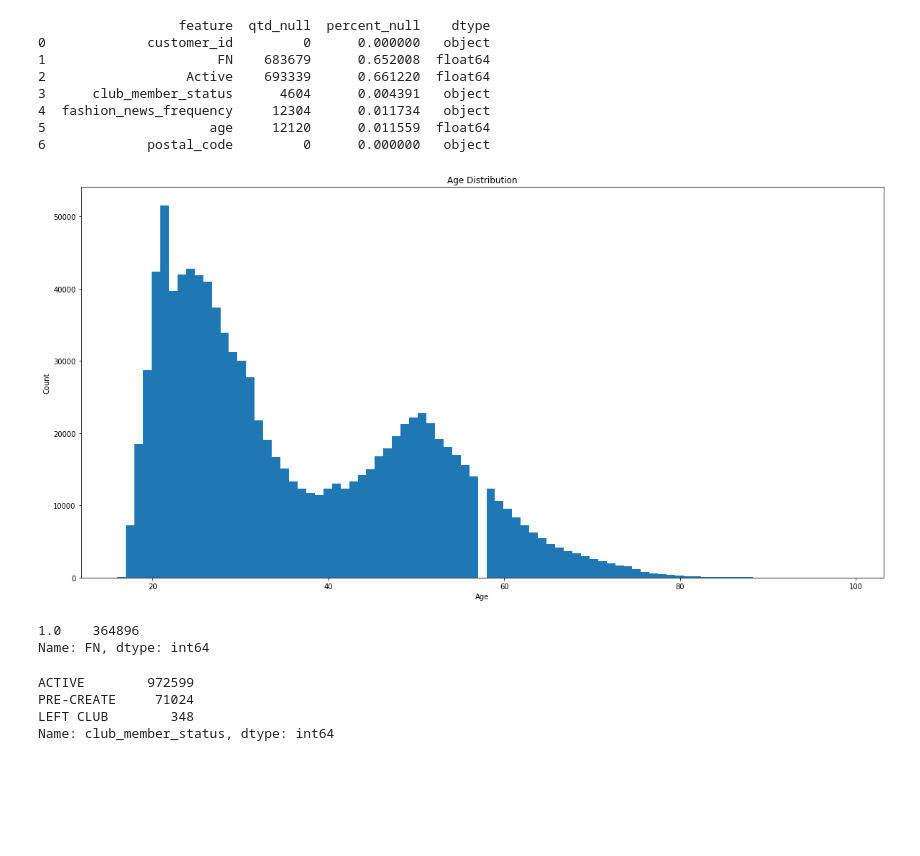
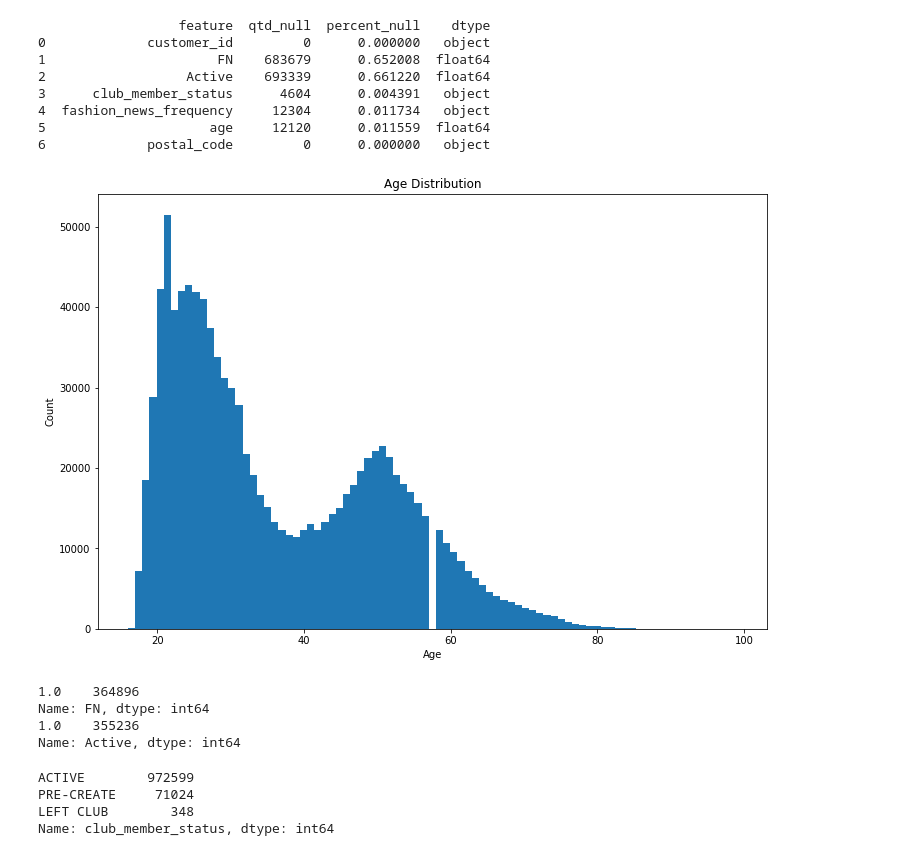
Before and after one commit to thanhyx4/H-M-Personalized-Fashion-Recommendations, a Jupyter notebook: Data_understand_RecSys.ipynb, the cells around one changed output. Cells and saved outputs as stored; diff of their text form; code cells hidden in the pictures; blank space fills up the shorter version.

```diff
--- a/Data_understand_RecSys.ipynb
+++ b/Data_understand_RecSys.ipynb
@@ -227,17 +227,20 @@ print(data_overview(df_cus))                #
 5                     age     12120      0.011559  float64
 6             postal_code         0      0.000000   object
 # %%
-df_cus['age'].plot( kind='hist', figsize = (20,10), title = 'Age Distribution', bins=len(df_cus['age'].unique()))
+df_cus['age'].plot( kind='hist', figsize = (12,8), title = 'Age Distribution', bins=len(df_cus['age'].unique()))
 plt.xlabel('Age')
 plt.ylabel('Count')
 plt.show()
 # %% [output]
-[figure, old version]
+[figure, new version]
-# %%
-df_cus['FN'].value_counts()
-# %% [output]
-1.0    364896
-Name: FN, dtype: int64
+# %%
+print(df_cus['FN'].value_counts())
+print(df_cus['Active'].value_counts())
+# %% [output]
+1.0    364896
+Name: FN, dtype: int64
+1.0    355236
+Name: Active, dtype: int64
 # %%
 df_cus['club_member_status'].value_counts()
 # %% [output]
```
Also changed, not shown: parts of 4 cells of this notebook.
